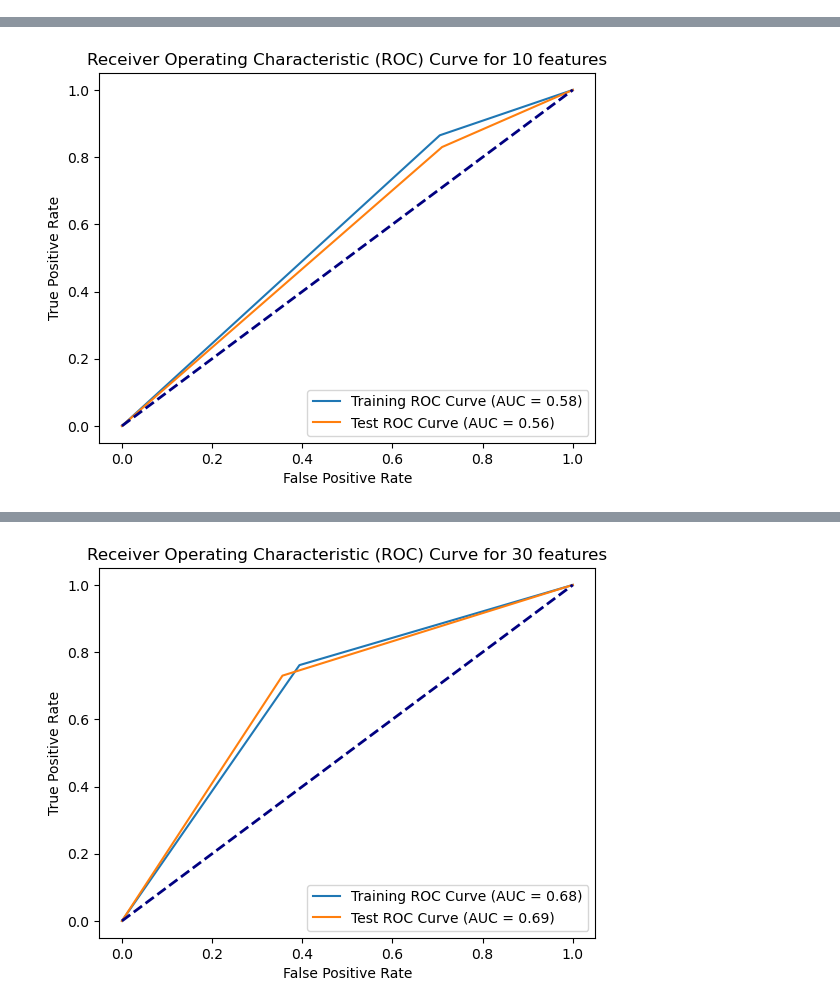
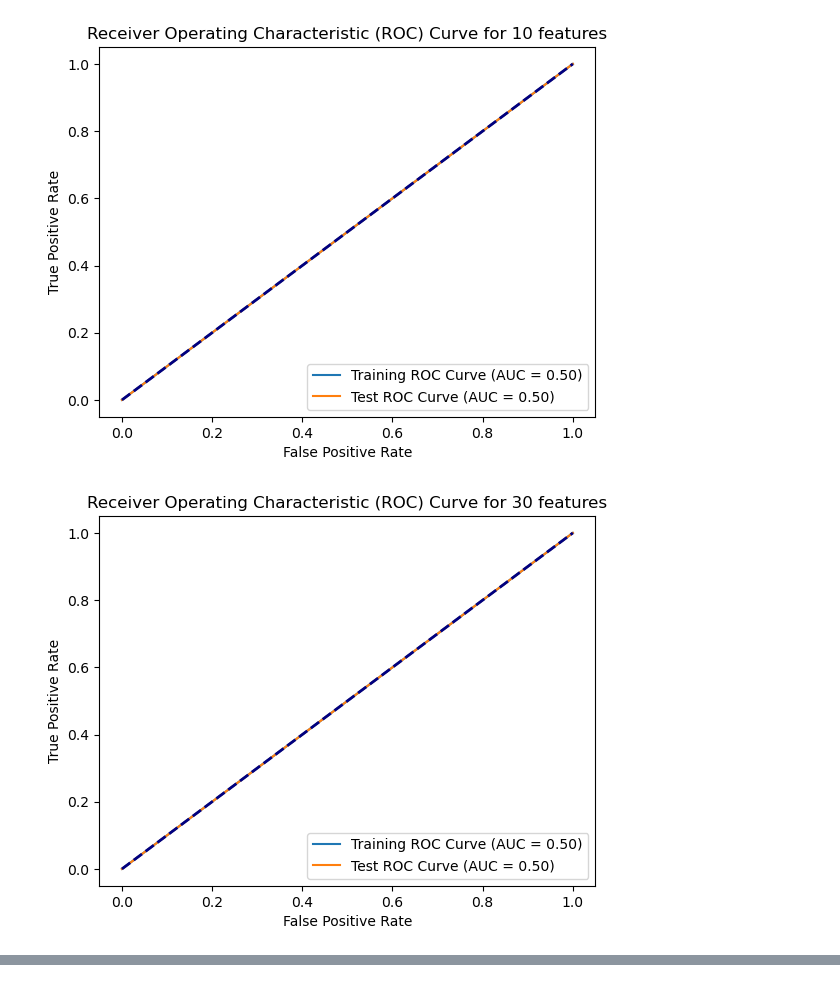
Before and after one commit to kevinn-ig/Applied-Machine-Learning, a Jupyter notebook: hw4/hw4.ipynb, the cells around one changed output, grey strips where cells are left out. Cells and saved outputs as stored; diff of their text form; code cells hidden in the pictures.

```diff
--- a/hw4/hw4.ipynb
+++ b/hw4/hw4.ipynb
@@ -15,61 +15,79 @@ test_labels = pd.read_csv(data_direc + "Gisette/gisette_valid_labels.csv")
 train = np.delete(train, 5000, axis=1)
 test = np.delete(test, 5000, axis=1)
 # %%
-
-# Normalize variables
 scaler = StandardScaler()
 train = scaler.fit_transform(train)
 test = scaler.transform(test)
 
 max_iter = 100
-lda = .0002
+learning_rate = 1 / train.shape[1]
 
-weights = np.zeros((train.shape[1], 1))
-predicted_labels = []
+# Lists to store results
+train_errors = []
+test_errors = []
+num_selected_features = []
+lambda_values = []
 
-eta = 0
+# Define a list of lambda values to test
+lambda_values_to_test = [0.0001, 0.0005, 0.001, 0.005, 0.01, 0.05, 0.1, 0.5, 1.0]
 
-num_features = [10,30,100,300,500]
-learning_rate = 1/6000
+for num_features in [10, 30, 100, 300, 500]:
+    test_errors_for_lda = []
+    weights = np.zeros((num_features, 1))
+    train_temp = pd.DataFrame(train).loc[:, range(num_features)].to_numpy()
+    for lda in lambda_values_to_test:
+        temp = weights.copy()
+        for iter in range(max_iter):
+            temp = weights + learning_rate * np.dot(train_temp.T, (train_labels - 1 / (1 + np.exp(-np.dot(train_temp, weights)))))
+            temp[np.abs(temp) <= lda] = 0
+            weights = temp
 
-for i in range(len(num_features)):
-    weights = np.zeros([num_features[i],1])
-    train_temp = pd.DataFrame(train).loc[:, range(0, num_features[i])].to_numpy()
-    for iter in range(max_iter):
-        temp = weights + learning_rate*np.dot(train_temp.T,(train_labels.to_numpy() - 1/(1+np.exp(np.dot(-train_temp,weights)))))
-        lda = np.mean(np.abs(temp))
-        for j in range(len(temp)):
-            if np.abs(temp[j]) <= lda:
-                temp[j] = 0
-        weights_temp = weights
-        weights = temp
+        train_labels_pred = (1 / (1 + np.exp(-pd.DataFrame(train).loc[:, range(num_features)].to_numpy() @ weights))) > 0.5
+        test_labels_pred = (1 / (1 + np.exp(-pd.DataFrame(test).loc[:, range(num_features)].to_numpy() @ weights))) > 0.5
 
-    train_labels_pred = (1 / (1 + np.exp(-pd.DataFrame(train).loc[:, range(0, num_features[i])].to_numpy() @ weights))) > 0.5
-    test_labels_pred = (1 / (1 + np.exp(-pd.DataFrame(test).loc[:, range(0, num_features[i])].to_numpy() @ weights))) > 0.5
+        # Calculate misclassification error
+        test_error = 1 - accuracy_score(test_labels, test_labels_pred)
+        test_errors_for_lda.append(test_error)
 
-    # Calculate misclassification error
-    train_error = 1 - accuracy_score(train_labels, train_labels_pred)
-    test_error = 1 - accuracy_score(test_labels, test_labels_pred)
+    # Find the best lambda (minimize test error)
+    best_lda_index = np.argmin(test_errors_for_lda)
+    best_lda = lambda_values_to_test[best_lda_index]
+    best_test_error = test_errors_for_lda[best_lda_index]
 
-    print(f"Training Misclassification Error: {train_error}")
-    print(f"Test Misclassification Error: {test_error}")
+    train_errors.append(train_error)
+    test_errors.append(best_test_error)
+    num_selected_features.append(num_features)
+    lambda_values.append(best_lda)
 
+    # Plot ROC curve
     false_pos_rate_train, true_pos_rate_train, _ = roc_curve(train_labels, train_labels_pred)
     roc_auc_train = auc(false_pos_rate_train, true_pos_rate_train)
 
     false_pos_rate_test, true_pos_rate_test, _ = roc_curve(test_labels, test_labels_pred)
     roc_auc_test = auc(false_pos_rate_test, true_pos_rate_test)
 
-    # Plot ROC curve
     plt.figure()
     plt.plot(false_pos_rate_train, true_pos_rate_train,
-        label="Training ROC Curve (AUC = {:.2f})".format(roc_auc_train))
+             label="Training ROC Curve (AUC = {:.2f})".format(roc_auc_train))
     plt.plot(false_pos_rate_test, true_pos_rate_test,
-        label="Test ROC Curve (AUC = {:.2f})".format(roc_auc_test))
+             label="Test ROC Curve (AUC = {:.2f})".format(roc_auc_test))
     plt.plot([0, 1], [0, 1], color="navy", lw=2, linestyle="--")
     plt.xlabel("False Positive Rate")
     plt.ylabel("True Positive Rate")
-    plt.title(f"Receiver Operating Characteristic (ROC) Curve for {num_features[i]} features")
+    plt.title(f"Receiver Operating Characteristic (ROC) Curve for {num_features} features")
     plt.legend(loc="lower right")
     plt.show()
+
+# Create a table of results
+results_df = pd.DataFrame({
+    "Number of Selected Features": num_selected_features,
+    "Lambda": lambda_values,
+    "Train Misclassification Error": train_errors,
+    "Test Misclassification Error": test_errors
+})
+
+print("Results:")
+print(results_df)
 # %% [output]
+[figure, new version]
+[figure, new version]
@@ -78 +110,0 @@ Test Misclassification Error: 0.43999999999999995
-[figure, old version]
@@ -81 +110,0 @@ Test Misclassification Error: 0.31299999999999994
-[figure, old version]
```
Also changed, not shown: parts of 4 cells of this notebook.
